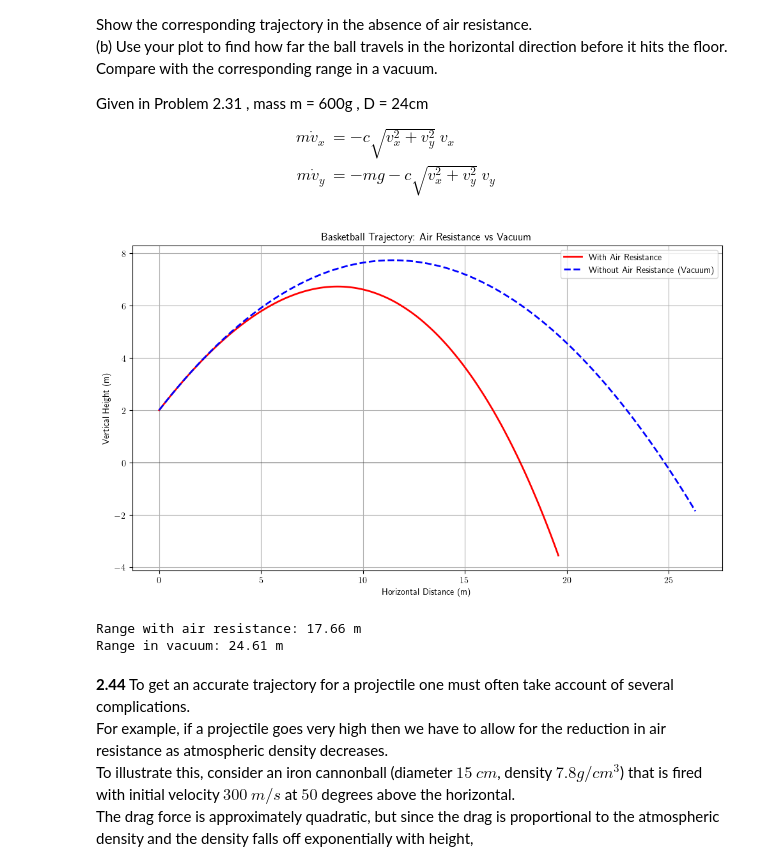
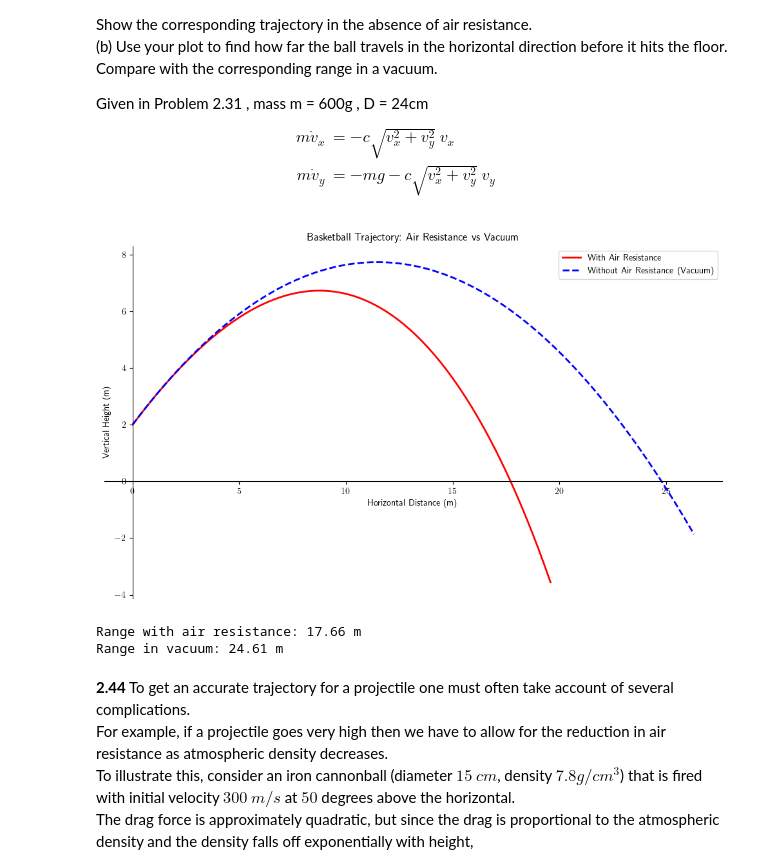
Before and after one commit to Chaks1603/Python-Assignments, a Jupyter notebook: Physics B.Sc/Projectile.ipynb, the cells around one changed output. Drawn from its saved outputs; the diff is of its cells as text; code cells hidden in the pictures.

```diff
--- a/Physics B.Sc/Projectile.ipynb
+++ b/Physics B.Sc/Projectile.ipynb
@@ -231,39 +231,40 @@ m = 0.6                          # kg
 D = 0.24                         # m
 gamma = 0.25
 c = gamma*D**2
 g = 9.81                         # m/s^2
 theta = np.radians(45)           # Launch angle
 v0 = 15                          # m/s
 vx0 = v0 * np.cos(theta)
 vy0 = v0 * np.sin(theta)
 x0, y0 = 0, 2                    # Starting from 2 m above ground
 dt = 0.02
 t_span = (0, 2.5)  # Total guess time (auto-cut when y < 0)
 Y0 = [x0, y0, vx0, vy0]
 const = (g, c, m)
 t, sol_drag = RK4(equations, t_span, const, dt, Y0)
 x_drag, y_drag = sol_drag[:, 0], sol_drag[:, 1]
 x_vac = vx0 * t
 y_vac = y0 + vy0 * t - 0.5 * g * t**2
 
-plt.figure(figsize=(10, 6))
-plt.plot(x_drag, y_drag, label='With Air Resistance', lw=2, color='red')
-plt.plot(x_vac, y_vac, label='Without Air Resistance (Vacuum)', lw=2, linestyle='--', color='blue')
-plt.axhline(0, color='black', lw=0.5)
+fig=plt.figure(figsize=(10, 6))
+ax = plt.axes()
+customize_axes(ax)
+ax.plot(x_drag, y_drag, label='With Air Resistance', lw=2, color='red')
+ax.plot(x_vac, y_vac, label='Without Air Resistance (Vacuum)', lw=2, linestyle='--', color='blue')
+ax.axhline(0, color='black', lw=0.5)
 plt.xlabel('Horizontal Distance (m)')
 plt.ylabel('Vertical Height (m)')
 plt.title('Basketball Trajectory: Air Resistance vs Vacuum')
 plt.legend()
-plt.grid(True)
 plt.tight_layout()
 plt.show()
 
 range_drag = x_drag[y_drag >= 0][-1]
 range_vac = x_vac[y_vac >= 0][-1]
 print(f"Range with air resistance: {range_drag:.2f} m")
 print(f"Range in vacuum: {range_vac:.2f} m")
 # %% [output]
-[figure, old version]
+[figure, new version]
 Range with air resistance: 17.66 m
 Range in vacuum: 24.61 m
 # %% [markdown]
```
